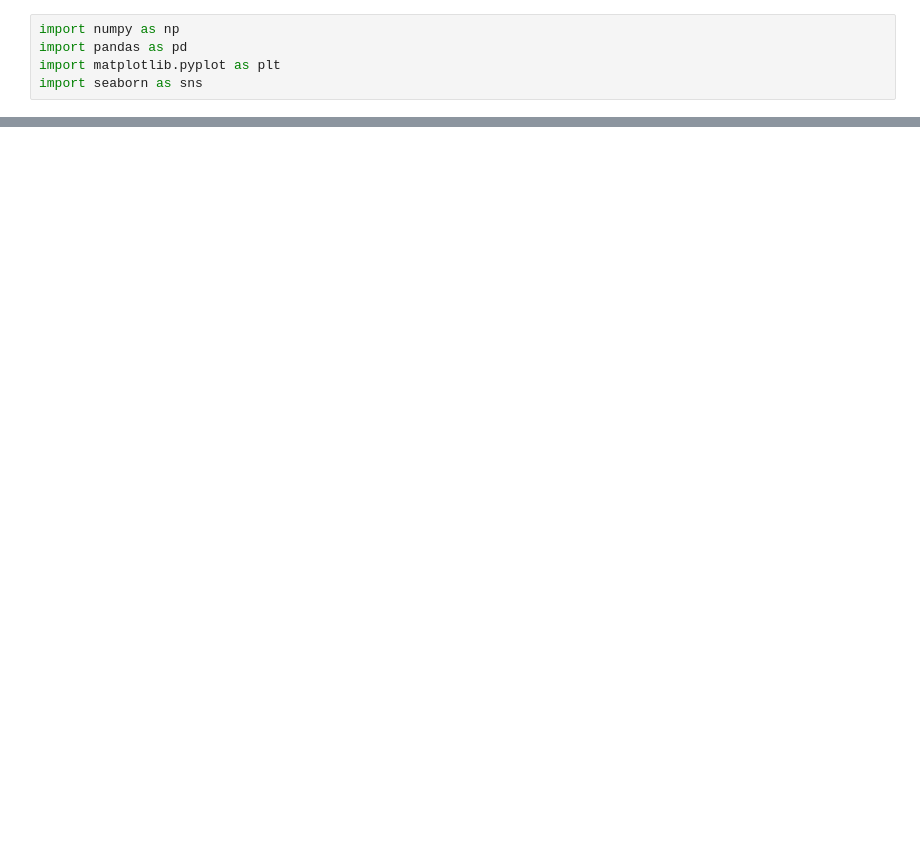
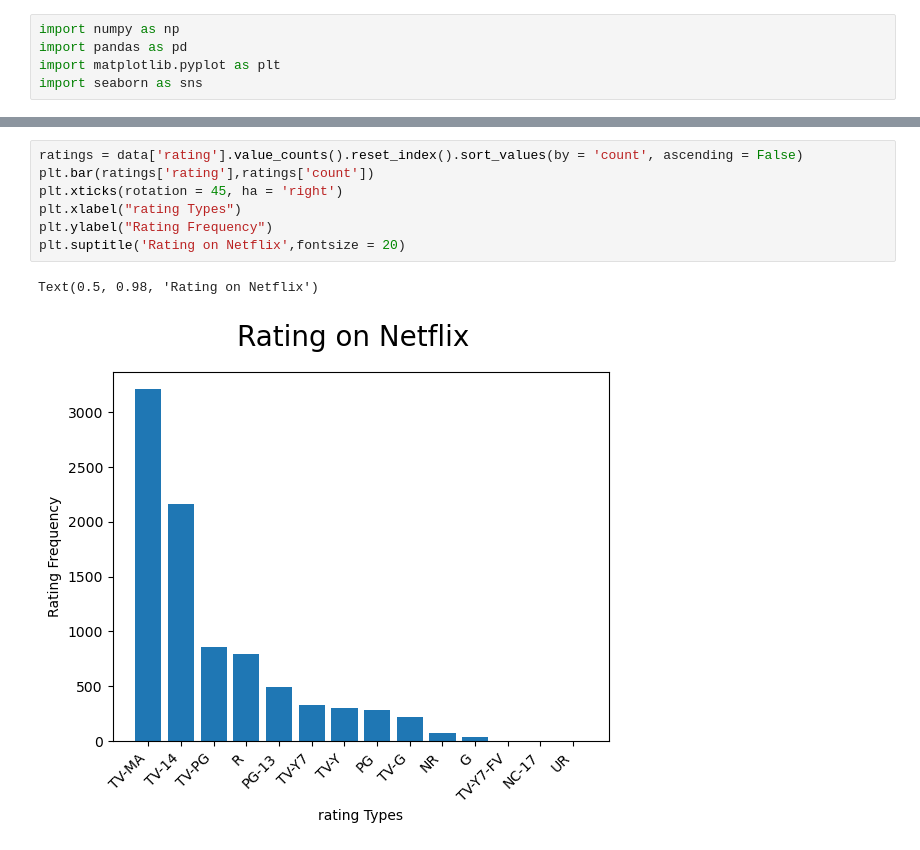
Before and after one commit to Savithri05/netflix, a Jupyter notebook: netflix.ipynb, the cells around one changed output, grey strips where cells are left out. Saved outputs shown, nothing was run; the diff lists cells and outputs as text; blank space fills up the shorter version.

```diff
--- a/netflix.ipynb
+++ b/netflix.ipynb
@@ -101,0 +113,10 @@ plt.show()
+# %%
+ratings = data['rating'].value_counts().reset_index().sort_values(by = 'count', ascending = False)
+plt.bar(ratings['rating'],ratings['count'])
+plt.xticks(rotation = 45, ha = 'right')
+plt.xlabel("rating Types")
+plt.ylabel("Rating Frequency")
+plt.suptitle('Rating on Netflix',fontsize = 20)
+# %% [output]
+Text(0.5, 0.98, 'Rating on Netflix')
+[figure, added]
```
Also changed, not shown: parts of 21 cells of this notebook.
